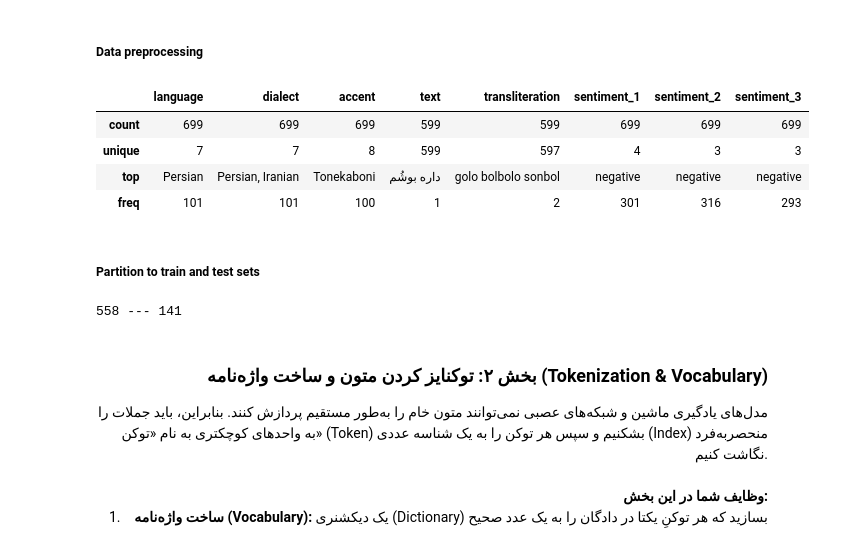
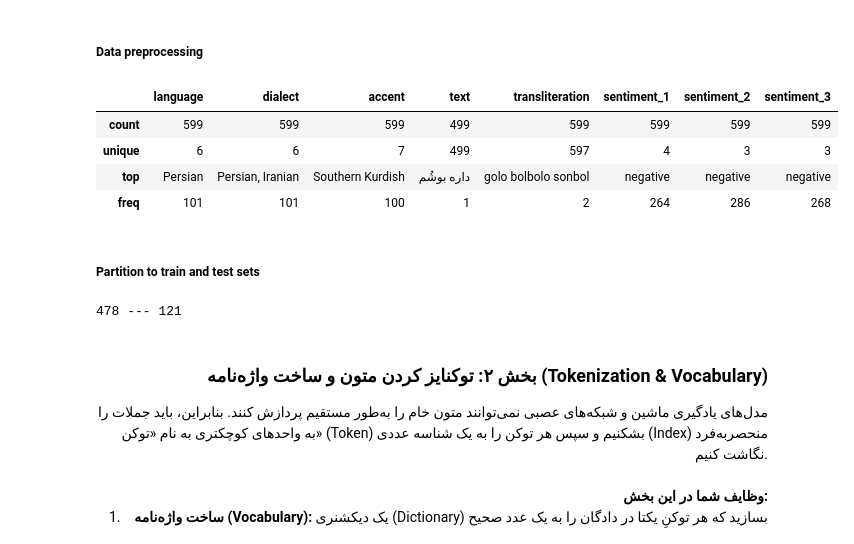
Before and after one commit to AmirhosseinRHT/Natural-Language-Processing-Projects, a Jupyter notebook: CA2/CA2.ipynb, the cells around one changed output. Cells and saved outputs as stored; diff of their text form; code cells hidden in the pictures.

Commit message:
Fix(CA2): Fixed tokenizer problem with removing test dictionary and transliteration

```diff
--- a/CA2/CA2.ipynb
+++ b/CA2/CA2.ipynb
@@ -205,22 +202,22 @@ plt.show()
 # %%
 def contains_letter(text):
     if pd.isna(text):
         return False
     text = str(text)
     return bool(re.search(r'[آ-یa-zA-Z]', text))
 
 
-df = df[df["text"].notnull() | df["transliteration"].notnull()]
+df = df[df["transliteration"].notnull()]
 df['sentiment_3'] = df['sentiment_3'].replace('postive', 'positive')
 df = df[df['text'].apply(contains_letter) | df['transliteration'].apply(contains_letter)]
 
 df.describe()
 # %% [output]
 |  | language | dialect | accent | text | transliteration | sentiment_1 | sentiment_2 | sentiment_3 |
-| count | 699 | 699 | 699 | 599 | 599 | 699 | 699 | 699 |
-| unique | 7 | 7 | 8 | 599 | 597 | 4 | 3 | 3 |
-| top | Persian | Persian, Iranian | Tonekaboni | داره بوشُم | golo bolbolo sonbol | negative | negative | negative |
-| freq | 101 | 101 | 100 | 1 | 2 | 301 | 316 | 293 |
+| count | 599 | 599 | 599 | 499 | 599 | 599 | 599 | 599 |
+| unique | 6 | 6 | 7 | 499 | 597 | 4 | 3 | 3 |
+| top | Persian | Persian, Iranian | Southern Kurdish | داره بوشُم | golo bolbolo sonbol | negative | negative | negative |
+| freq | 101 | 101 | 100 | 1 | 2 | 264 | 286 | 268 |
 # %% [markdown]
 ##### Partition to train and test sets
 # %%
@@ -243,21 +240,21 @@ train_df = pd.DataFrame()
 test_df = pd.DataFrame()
 
 for acc in accents.keys():
-    accent_df = df[df['accent'] == acc].sample(frac = 1, random_state = 1).reset_index(drop = True)
+    accent_df = df[df['accent'] == acc].sample(frac = 1, random_state = 123).reset_index(drop = True)
     train_size = int(ratio * len(accent_df))
 
     train_df = pd.concat([train_df, accent_df[:train_size]], ignore_index=True)
     test_df = pd.concat([test_df, accent_df[train_size:]], ignore_index=True)
 
-X_train = train_df[["text", "transliteration"]]
+X_train = train_df[["text"]]
 y_train = train_df["encoded_accent"]
 
-X_test = test_df[["text", "transliteration"]]
+X_test = test_df[["text"]]
 y_test = test_df["encoded_accent"]
 
 print(len(X_train) , "---" , len(X_test))
 # %% [output]
-558 --- 141
+478 --- 121
 # %% [markdown]
 ### <div dir="rtl" style="text-align: right; font-family: Vazir, Tahoma, sans-serif;">بخش ۲: توکنایز کردن متون و ساخت واژه‌نامه (Tokenization & Vocabulary)</div>
 
```
Also changed, not shown: parts of 13 cells of this notebook.
